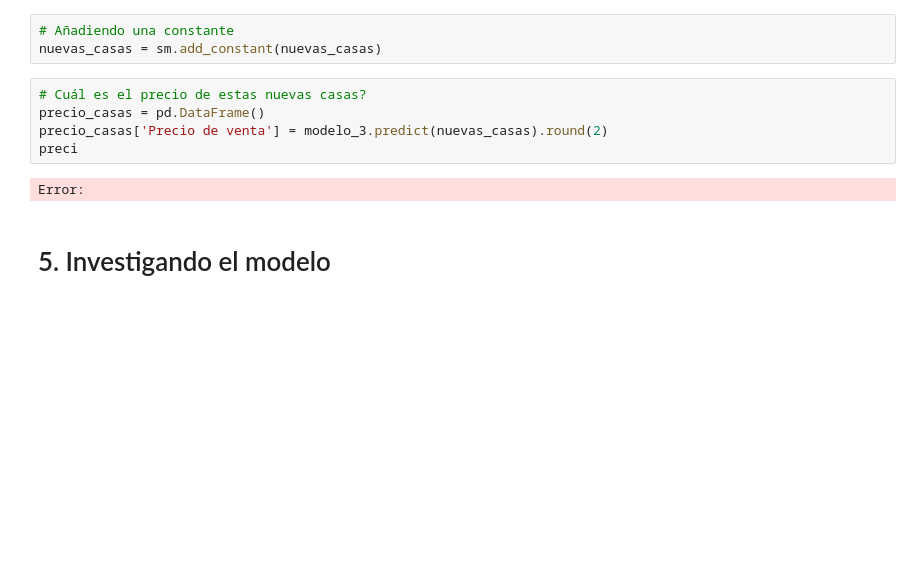
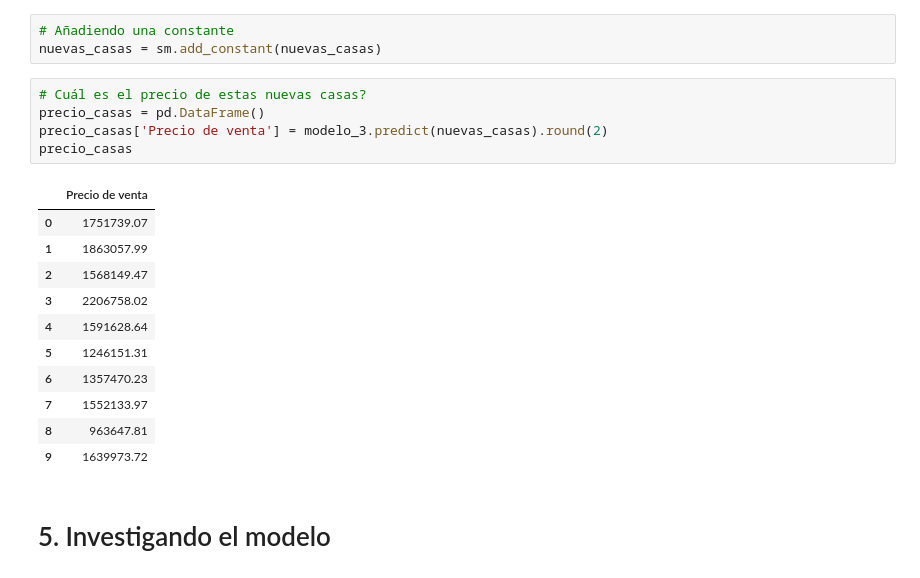
Before and after one commit to jbernalg/ALURA_Data_Science, a Jupyter notebook: Estadistica_ML/Regresion_Lineal/precios_de_inmuebles_regresion_lineal.ipynb, the cells around one changed output. Saved outputs shown, nothing was run; the diff lists cells and outputs as text; blank space fills up the shorter version.

Commit message:
prediccion de precio varias casas

```diff
--- a/Estadistica_ML/Regresion_Lineal/precios_de_inmuebles_regresion_lineal.ipynb
+++ b/Estadistica_ML/Regresion_Lineal/precios_de_inmuebles_regresion_lineal.ipynb
@@ -535,10 +537,20 @@ nuevas_casas = sm.add_constant(nuevas_casas)
 # %%
 # Cuál es el precio de estas nuevas casas?
 precio_casas = pd.DataFrame()
 precio_casas['Precio de venta'] = modelo_3.predict(nuevas_casas).round(2)
-preci
+precio_casas
 # %% [output]
-Error:
+|  | Precio de venta |
+| 0 | 1751739.07 |
+| 1 | 1863057.99 |
+| 2 | 1568149.47 |
+| 3 | 2206758.02 |
+| 4 | 1591628.64 |
+| 5 | 1246151.31 |
+| 6 | 1357470.23 |
+| 7 | 1552133.97 |
+| 8 | 963647.81 |
+| 9 | 1639973.72 |
 # %% [markdown]
 # 5. Investigando el modelo
 # %% [markdown]
```
Also changed, not shown: parts of 3 cells of this notebook.
